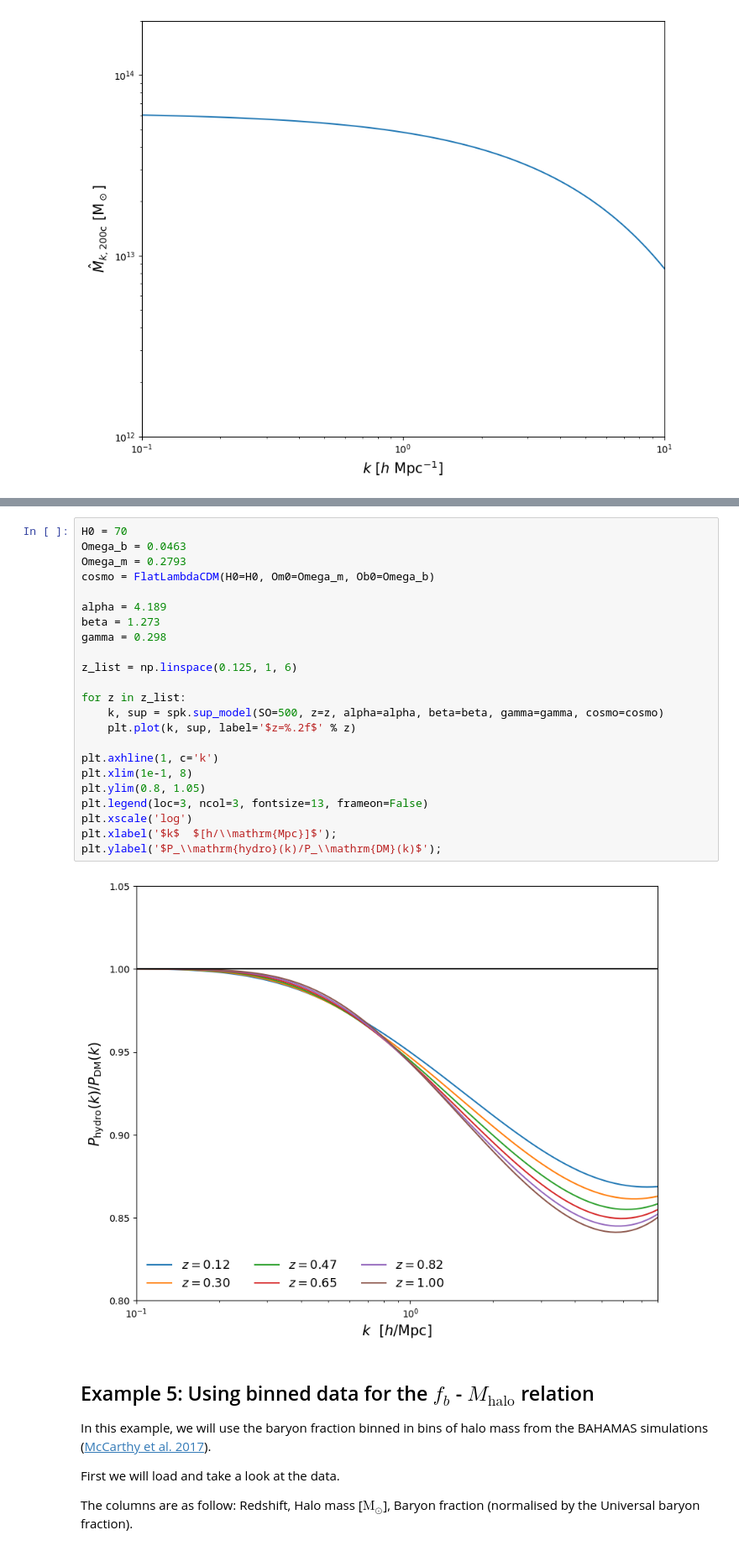
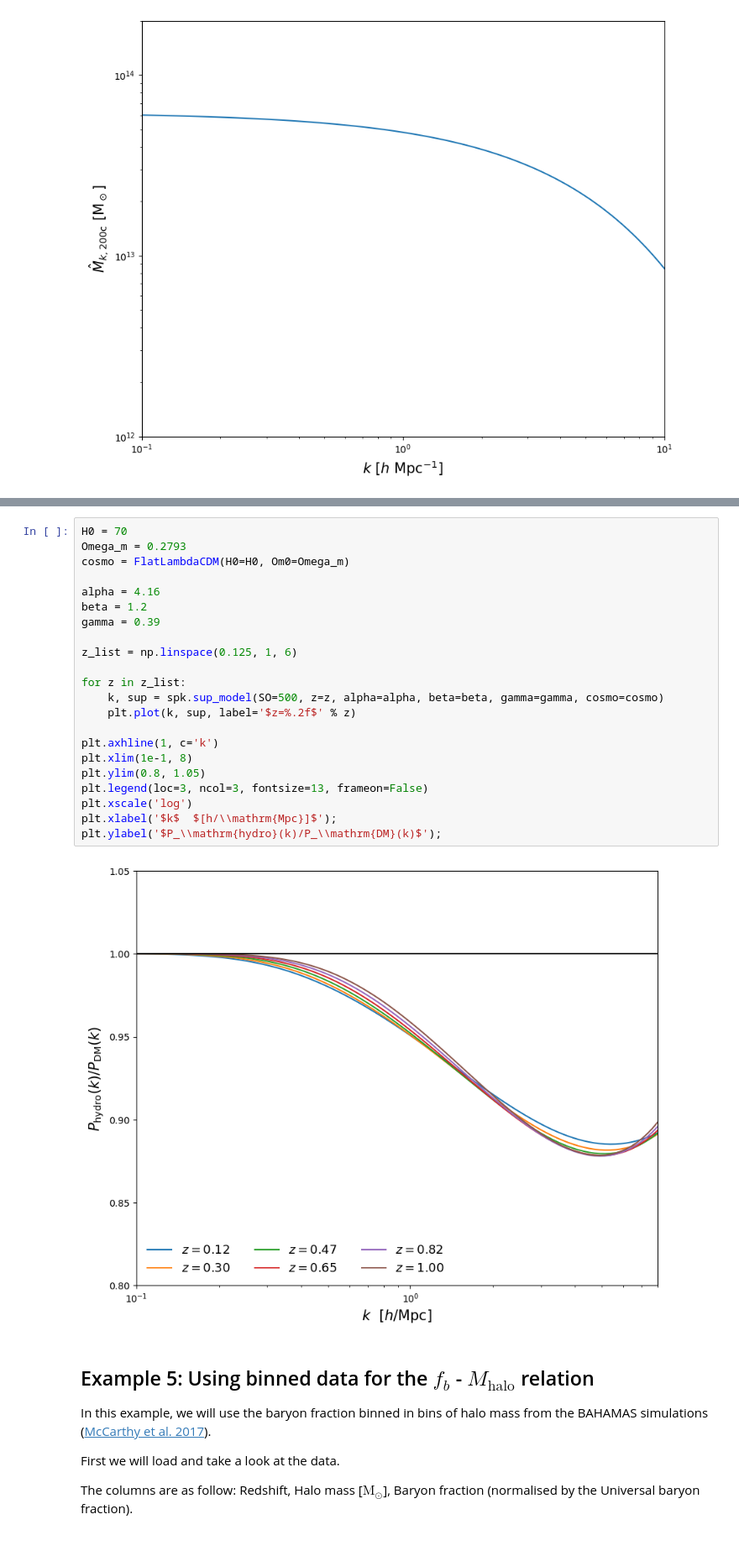
Before and after one commit to jemme07/pyspk, a Jupyter notebook: examples/pySPk_Examples.ipynb, the cells around one changed output, grey strips where cells are left out. Shown at 84% size. Drawn from its saved outputs; the diff is of its cells as text.

```diff
--- a/examples/pySPk_Examples.ipynb
+++ b/examples/pySPk_Examples.ipynb
@@ -130,29 +130,28 @@ where $\alpha$ sets the power-law normalisation, $\beta$ sets power-law slope, $
 We will use a flat LambdaCDM cosmology, but any `astropy` cosmology could be used instead.
 # %%
 H0 = 70
-Omega_b = 0.0463
 Omega_m = 0.2793
-cosmo = FlatLambdaCDM(H0=H0, Om0=Omega_m, Ob0=Omega_b)
+cosmo = FlatLambdaCDM(H0=H0, Om0=Omega_m)
 
-alpha = 4.189
-beta = 1.273
-gamma = 0.298
+alpha = 4.16
+beta = 1.2
+gamma = 0.39
 
 z_list = np.linspace(0.125, 1, 6)
 
 for z in z_list:
     k, sup = spk.sup_model(SO=500, z=z, alpha=alpha, beta=beta, gamma=gamma, cosmo=cosmo)
     plt.plot(k, sup, label='$z=%.2f$' % z)
 
 plt.axhline(1, c='k')
 plt.xlim(1e-1, 8)
 plt.ylim(0.8, 1.05)
 plt.legend(loc=3, ncol=3, fontsize=13, frameon=False)
 plt.xscale('log')
 plt.xlabel('$k$  $[h/\\mathrm{Mpc}]$');
 plt.ylabel('$P_\\mathrm{hydro}(k)/P_\\mathrm{DM}(k)$');
 # %% [output]
-[figure, old version]
+[figure, new version]
 # %% [markdown]
 ## Example 5: Using binned data for the $f_b$ - $M_\mathrm{halo}$ relation
 
```
Also changed, not shown: parts of 2 cells of this notebook, 3 other files.
